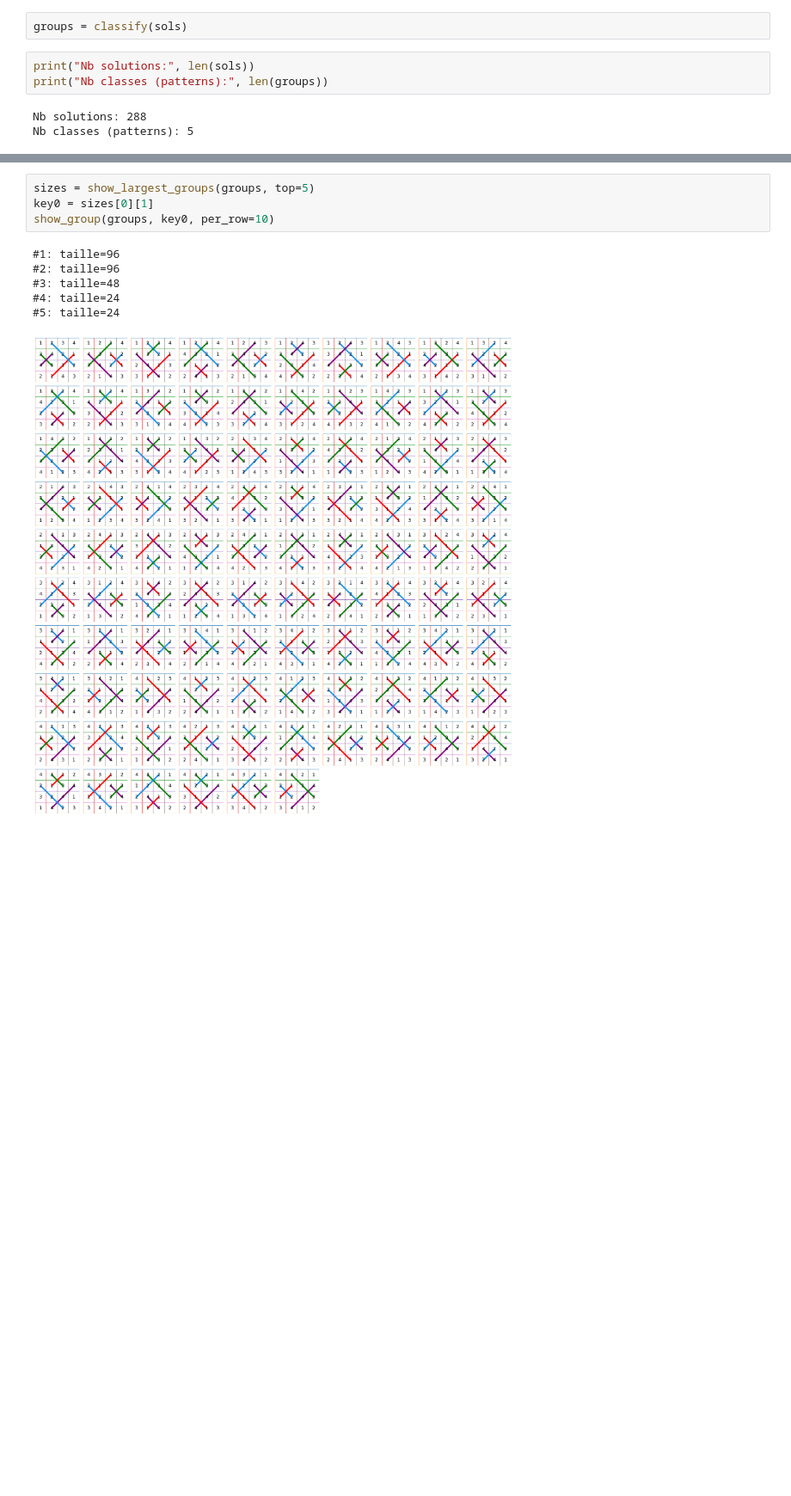
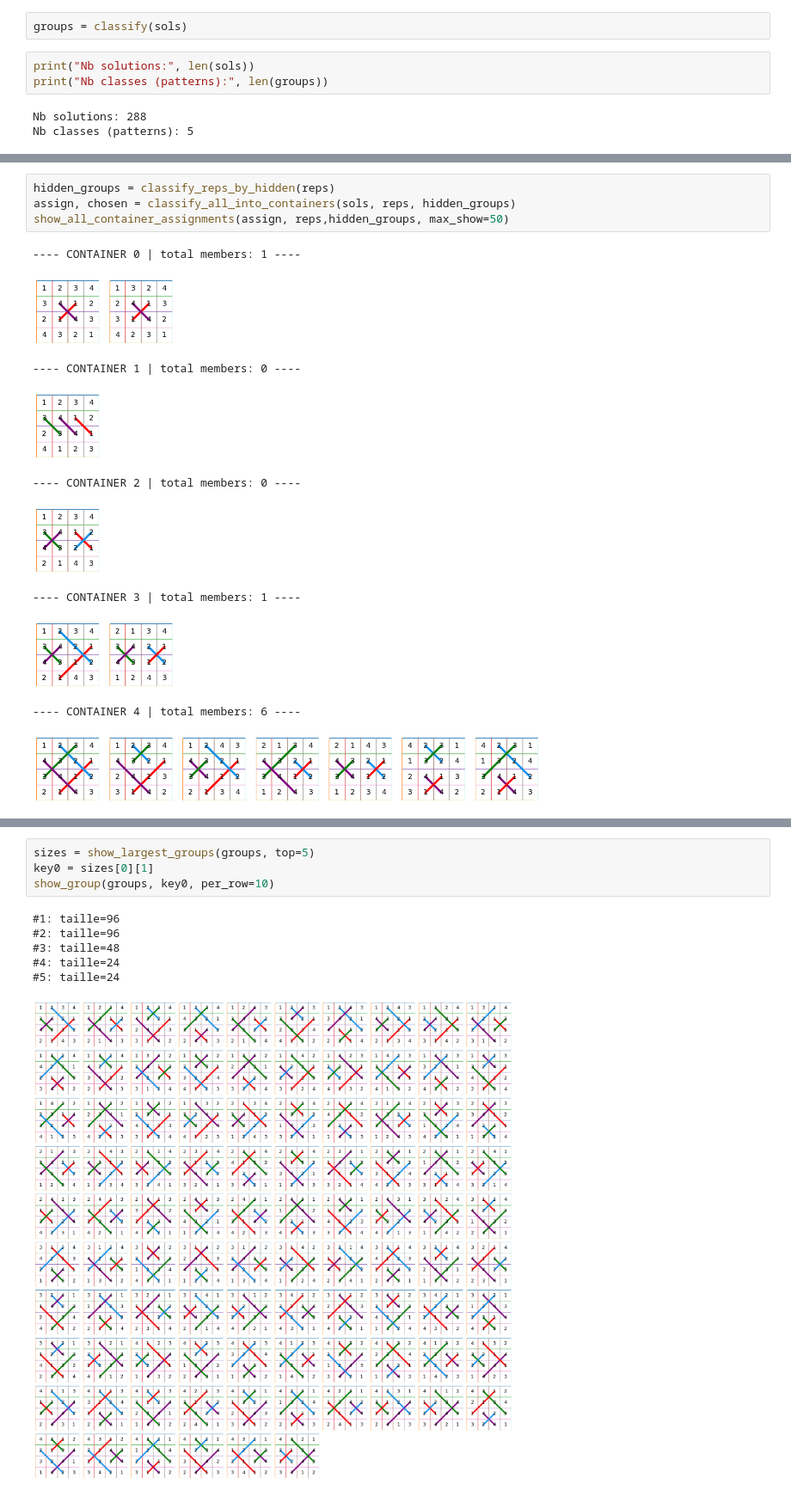
Before and after one commit to farouk-01/sudoku_ai_solver, a Jupyter notebook: notebook.ipynb, the cells around one changed output, grey strips where cells are left out. Shown at 86% size. Drawn from its saved outputs; the diff is of its cells as text; blank space fills up the shorter version.

Commit message:
classification by if can be hidden inside another

```diff
--- a/notebook.ipynb
+++ b/notebook.ipynb
@@ -28,2 +25,17 @@ show_patterns(reps, per_row=10)
 # %% [output]
 [figure]
+# %%
+hidden_groups = classify_reps_by_hidden(reps)
+assign, chosen = classify_all_into_containers(sols, reps, hidden_groups)
+show_all_container_assignments(assign, reps,hidden_groups, max_show=50)
+# %% [output]
+---- CONTAINER 0 | total members: 1 ----
+[figure, added]
+---- CONTAINER 1 | total members: 0 ----
+[figure, added]
+---- CONTAINER 2 | total members: 0 ----
+[figure, added]
+---- CONTAINER 3 | total members: 1 ----
+[figure, added]
+---- CONTAINER 4 | total members: 6 ----
+[figure, added]
```
Also changed, not shown: parts of 9 cells of this notebook, 2 other files.
